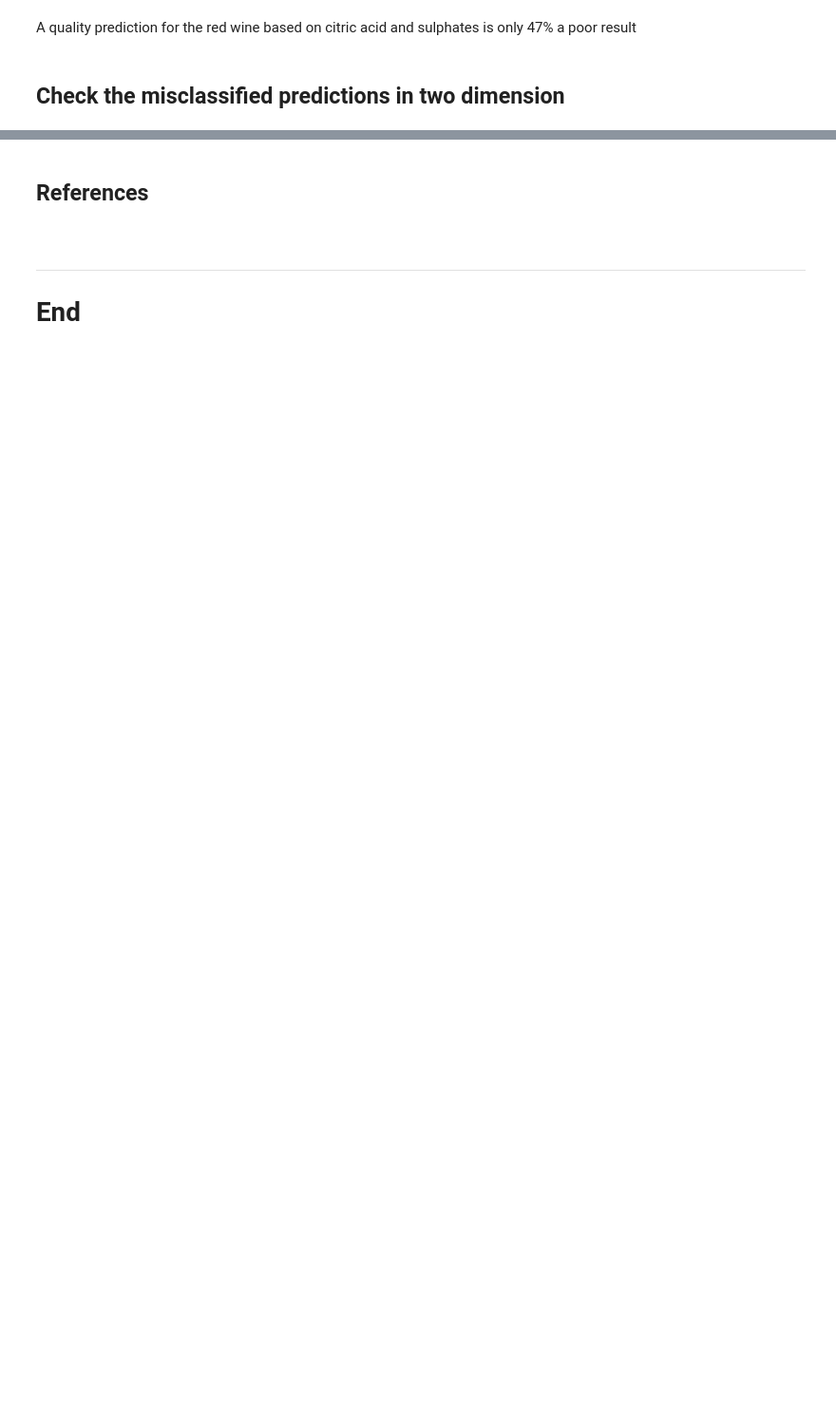
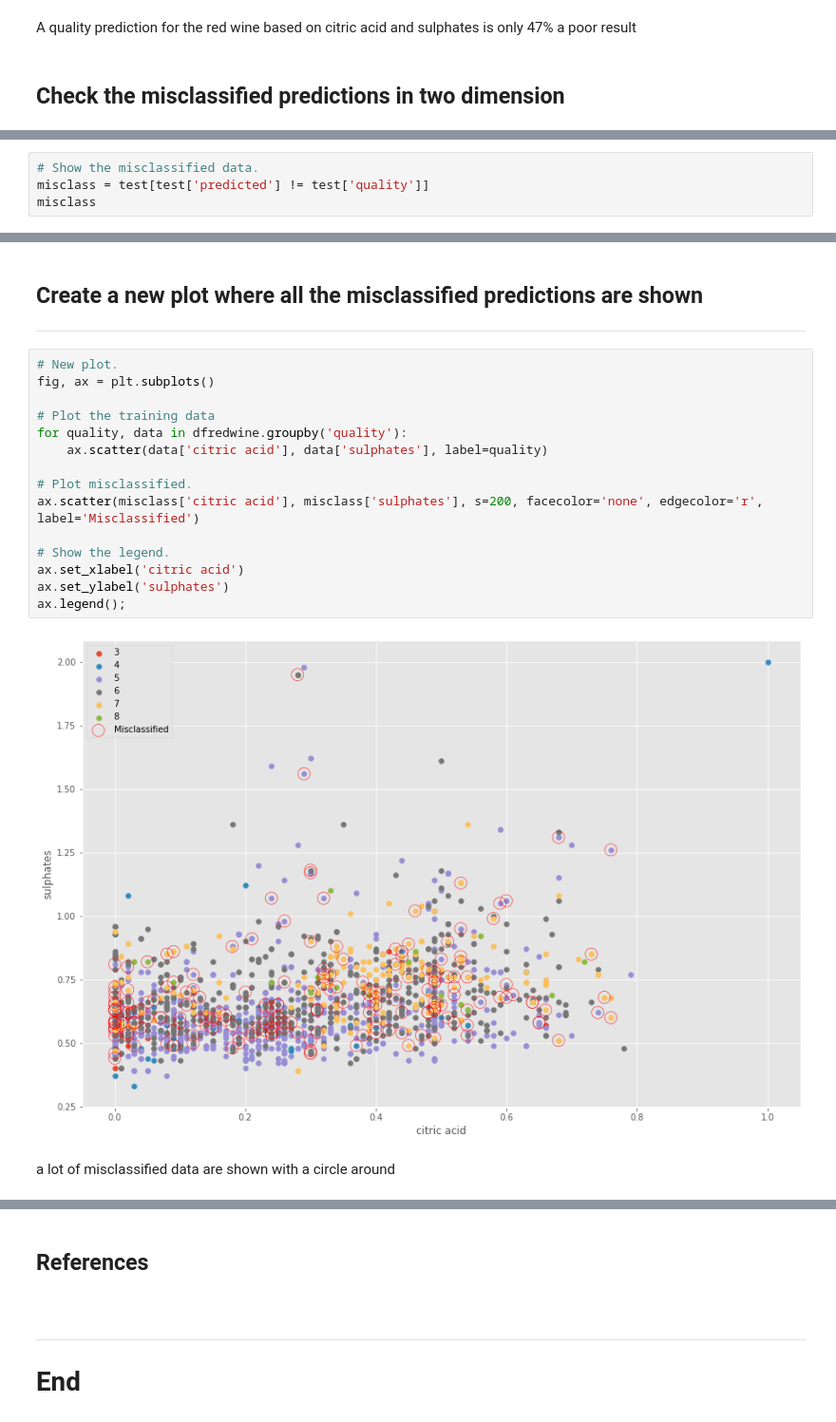
Before and after one commit to Silvio622/Machine-Learning-Scikit-Learn, a Jupyter notebook: scikit-learn.ipynb, the cells around one changed output, grey strips where cells are left out. Shown at 95% size. Saved outputs shown, nothing was run; the diff lists cells and outputs as text; blank space fills up the shorter version.

```diff
--- a/scikit-learn.ipynb
+++ b/scikit-learn.ipynb
@@ -497,0 +501,4 @@ See the caveats in the documentation: https://pandas.pydata.org/pandas-docs/stab
+# %%
+# Show the misclassified data.
+misclass = test[test['predicted'] != test['quality']]
+misclass
@@ -497,0 +531,22 @@ See the caveats in the documentation: https://pandas.pydata.org/pandas-docs/stab
+# %% [markdown]
+## Create a new plot where all the misclassified predictions are shown
+***
+# %%
+# New plot.
+fig, ax = plt.subplots()
+
+# Plot the training data
+for quality, data in dfredwine.groupby('quality'):
+    ax.scatter(data['citric acid'], data['sulphates'], label=quality)
+
+# Plot misclassified.
+ax.scatter(misclass['citric acid'], misclass['sulphates'], s=200, facecolor='none', edgecolor='r', label='Misclassified')
+
+# Show the legend.
+ax.set_xlabel('citric acid')
+ax.set_ylabel('sulphates')
+ax.legend();
+# %% [output]
+[figure, added]
+# %% [markdown]
+a lot of misclassified data are shown with a circle around
```
Also changed, not shown: parts of 32 cells of this notebook.
